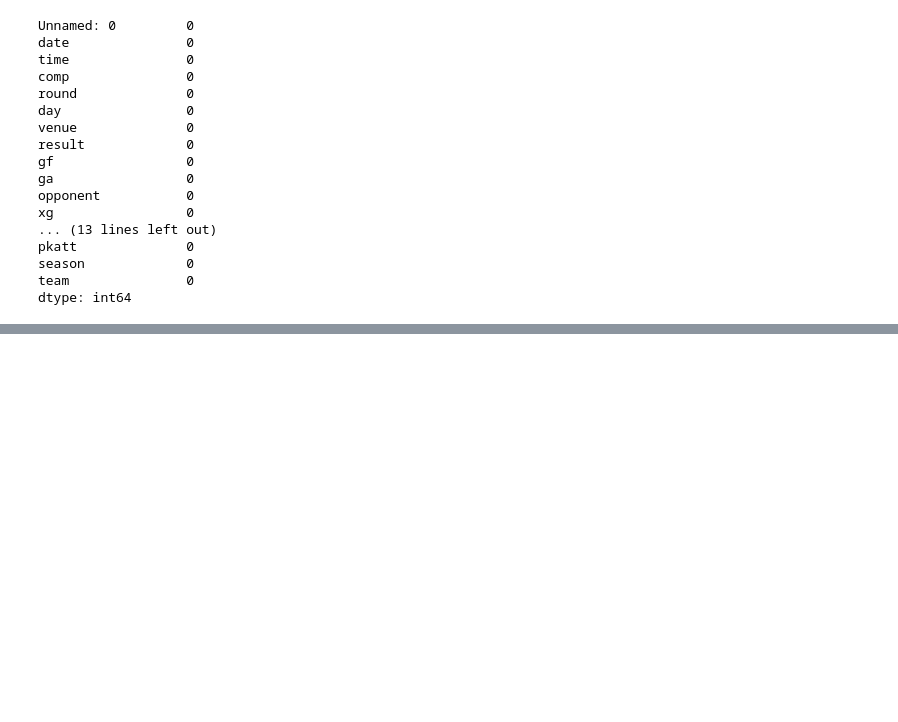
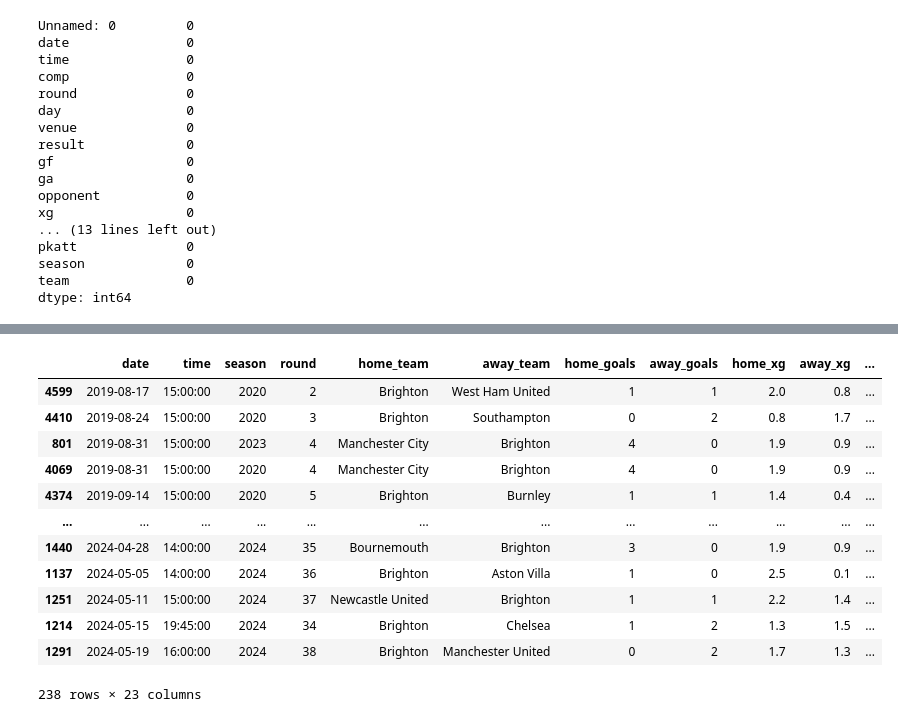
Before and after one commit to Brother-eww/premier_league_match_model, a Jupyter notebook: match_prediction_model.ipynb, the cells around one changed output, grey strips where cells are left out. Cells and saved outputs as stored; diff of their text form; code cells hidden in the pictures; blank space fills up the shorter version.

```diff
--- a/match_prediction_model.ipynb
+++ b/match_prediction_model.ipynb
@@ -67,0 +181,19 @@ dtype: int64
+# %%
+# drop rolling nans
+df = df.dropna(subset=['home_rolling_avg_goals', 'away_rolling_avg_goals', 'home_rolling_avg_xG', 'away_rolling_avg_xG'])
+# %%
+df[(df['home_team'] == 'Brighton') | (df['away_team'] == 'Brighton')].sort_values(['date'])
+# %% [output]
+|  | date | time | season | round | home_team | away_team | home_goals | away_goals | home_xg | away_xg | ... |
+| 4599 | 2019-08-17 | 15:00:00 | 2020 | 2 | Brighton | West Ham United | 1 | 1 | 2.0 | 0.8 | ... |
+| 4410 | 2019-08-24 | 15:00:00 | 2020 | 3 | Brighton | Southampton | 0 | 2 | 0.8 | 1.7 | ... |
+| 801 | 2019-08-31 | 15:00:00 | 2023 | 4 | Manchester City | Brighton | 4 | 0 | 1.9 | 0.9 | ... |
+| 4069 | 2019-08-31 | 15:00:00 | 2020 | 4 | Manchester City | Brighton | 4 | 0 | 1.9 | 0.9 | ... |
+| 4374 | 2019-09-14 | 15:00:00 | 2020 | 5 | Brighton | Burnley | 1 | 1 | 1.4 | 0.4 | ... |
+| ... | ... | ... | ... | ... | ... | ... | ... | ... | ... | ... | ... |
+| 1440 | 2024-04-28 | 14:00:00 | 2024 | 35 | Bournemouth | Brighton | 3 | 0 | 1.9 | 0.9 | ... |
+| 1137 | 2024-05-05 | 14:00:00 | 2024 | 36 | Brighton | Aston Villa | 1 | 0 | 2.5 | 0.1 | ... |
+| 1251 | 2024-05-11 | 15:00:00 | 2024 | 37 | Newcastle United | Brighton | 1 | 1 | 2.2 | 1.4 | ... |
+| 1214 | 2024-05-15 | 19:45:00 | 2024 | 34 | Brighton | Chelsea | 1 | 2 | 1.3 | 1.5 | ... |
+| 1291 | 2024-05-19 | 16:00:00 | 2024 | 38 | Brighton | Manchester United | 0 | 2 | 1.7 | 1.3 | ... |
+238 rows × 23 columns
```
Also changed, not shown: parts of 13 cells of this notebook.
